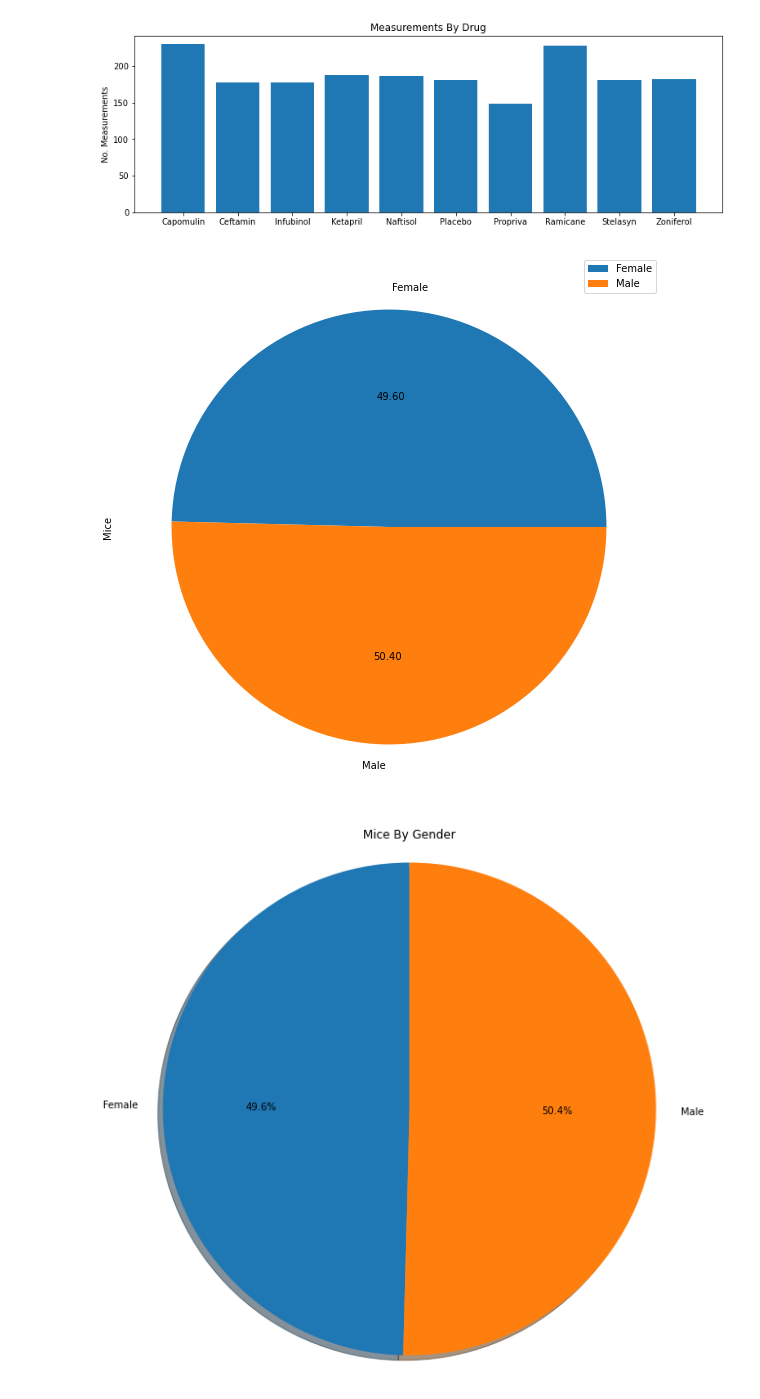
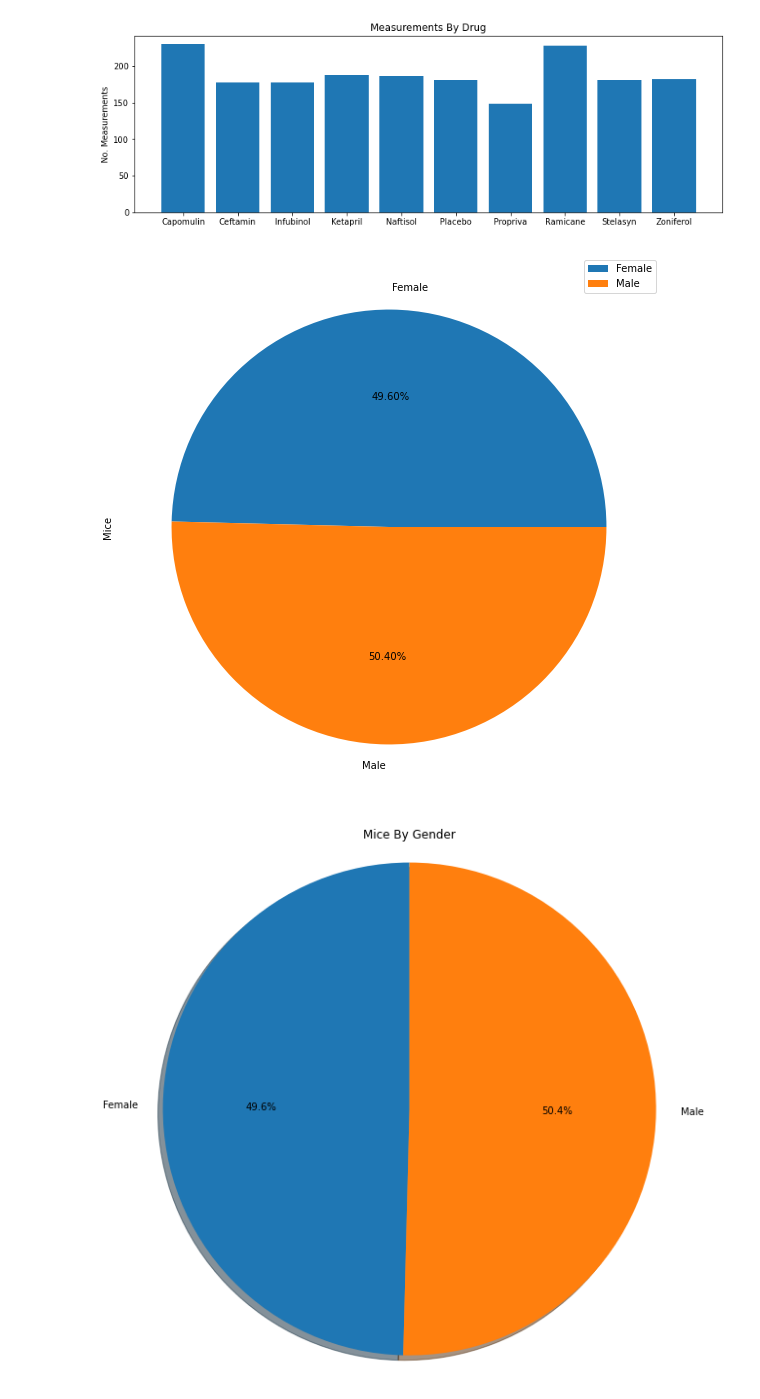
Before and after one commit to lyli888/Level-4-MatPlotLib, a Jupyter notebook: pymaceuticals_finished_LyLi.ipynb, the cells around one changed output. Saved outputs shown, nothing was run; the diff lists cells and outputs as text; code cells hidden in the pictures.

```diff
--- a/pymaceuticals_finished_LyLi.ipynb
+++ b/pymaceuticals_finished_LyLi.ipynb
@@ -187,20 +187,20 @@ plt.show()
 # %%
 # Generate a pie plot showing the distribution of female versus male mice using pandas
 
 df5 = df4.set_index("Sex")
 
 genderseries = df5["Mouse ID"]
 genderseries = genderseries.drop_duplicates()
 genderseries = genderseries.groupby(level=0).count()
 
 
 
 dfgender = pd.DataFrame({"Mice":[genderseries[0], genderseries[1]]},
                   index=['Female', 'Male'])
 
-plot = dfgender.plot.pie(y="Mice", autopct='%.2f', figsize=(10,10))
+plot = dfgender.plot.pie(y="Mice", autopct="%1.2f%%", figsize=(10,10))
 # %% [output]
-[figure, old version]
+[figure, new version]
 # %%
 # Generate a pie plot showing the distribution of female versus male mice using pyplot
 labels = 'Female', 'Male'
```
